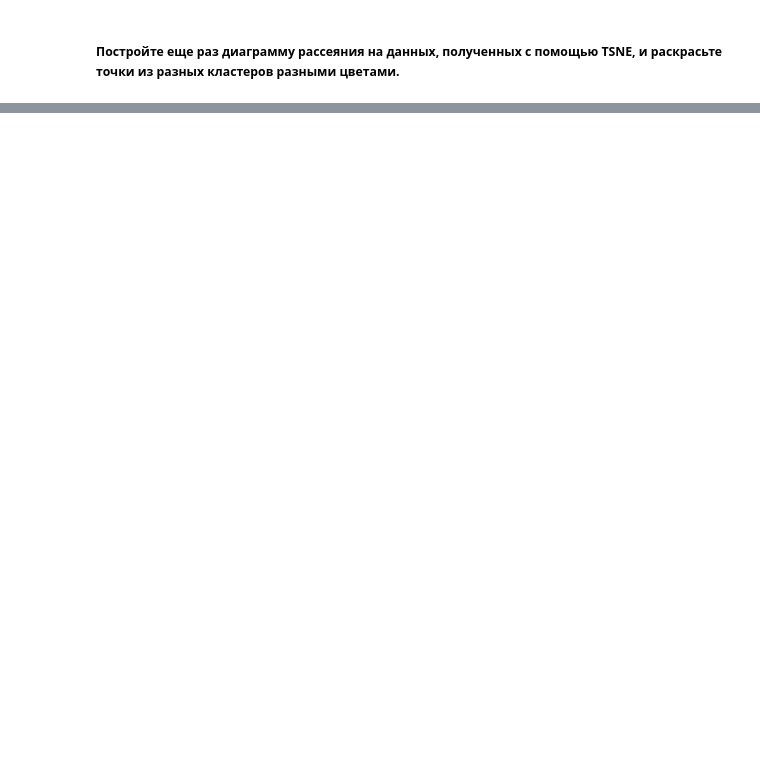
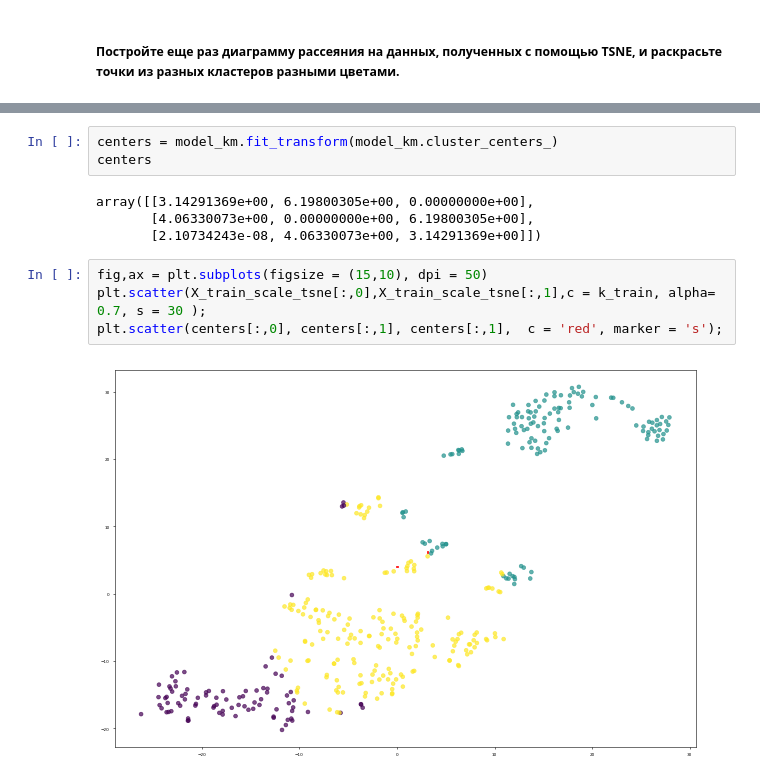
Before and after one commit to LuckyDima/Geekbrains_DB_0607, a Jupyter notebook: Data Science/Lesson8/Lesson8.ipynb, the cells around one changed output, grey strips where cells are left out. Cells and saved outputs as stored; diff of their text form; blank space fills up the shorter version.

```diff
--- a/Data Science/Lesson8/Lesson8.ipynb
+++ b/Data Science/Lesson8/Lesson8.ipynb
@@ -155,0 +147,13 @@ plt.scatter(centers[:,0], centers[:,1], centers[:,2], marker=r'$\clubsuit$', col
+# %%
+centers = model_km.fit_transform(model_km.cluster_centers_)
+centers
+# %% [output]
+array([[3.14291369e+00, 6.19800305e+00, 0.00000000e+00],
+       [4.06330073e+00, 0.00000000e+00, 6.19800305e+00],
+       [2.10734243e-08, 4.06330073e+00, 3.14291369e+00]])
+# %%
+fig,ax = plt.subplots(figsize = (15,10), dpi = 50)
+plt.scatter(X_train_scale_tsne[:,0],X_train_scale_tsne[:,1],c = k_train, alpha= 0.7, s = 30 );
+plt.scatter(centers[:,0], centers[:,1], centers[:,1],  c = 'red', marker = 's');
+# %% [output]
+[figure, added]
```
Also changed, not shown: parts of 8 cells of this notebook.
